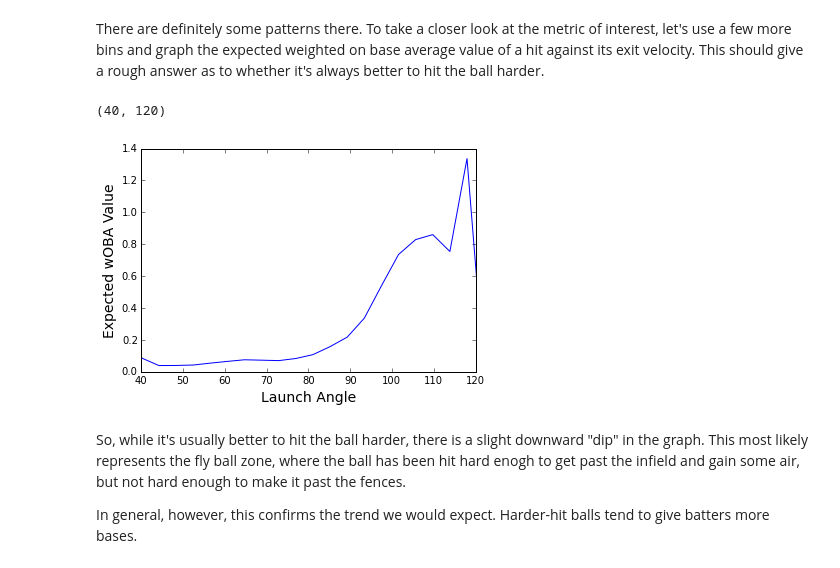
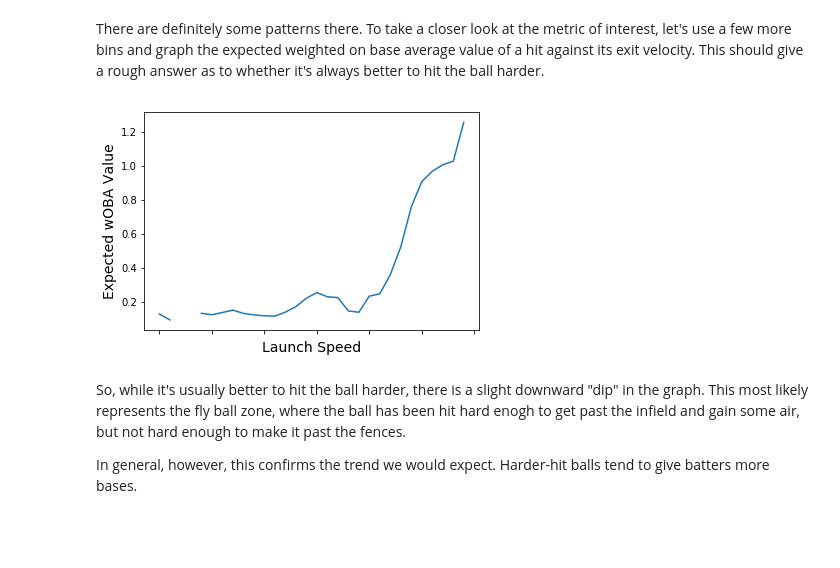
Before and after one commit to jldbc/pybaseball, a Jupyter notebook: EXAMPLES/fivethirtyeight_new_science_of_hitting.ipynb, the cells around one changed output. Drawn from its saved outputs; the diff is of its cells as text; code cells hidden in the pictures; blank space fills up the shorter version.

```diff
--- a/EXAMPLES/fivethirtyeight_new_science_of_hitting.ipynb
+++ b/EXAMPLES/fivethirtyeight_new_science_of_hitting.ipynb
@@ -112,11 +87,10 @@ bin_woba = groups['estimated_woba_using_speedangle'].mean()
-# %%
-plt.plot(bins,bin_woba)
-plt.xlabel('Launch Angle', fontsize=14)
-plt.ylabel('Expected wOBA Value', fontsize=14)
-plt.xlim(40,120)
-# %% [output]
-(40, 120)
-[figure, removed]
+# %%
+groups = data2.groupby(pd.cut(data2.launch_speed, 30))
+ax = groups['estimated_woba_using_speedangle'].mean().plot()
+ax.set_xlabel('Launch Speed', fontsize=14)
+ax.set_ylabel('Expected wOBA Value', fontsize=14);
+# %% [output]
+[figure, added]
 # %% [markdown]
 So, while it's usually better to hit the ball harder, there is a slight downward "dip" in the graph. This most likely represents the fly ball zone, where the ball has been hit hard enogh to get past the infield and gain some air, but not hard enough to make it past the fences.
 
```
Also changed, not shown: parts of 15 cells of this notebook.
